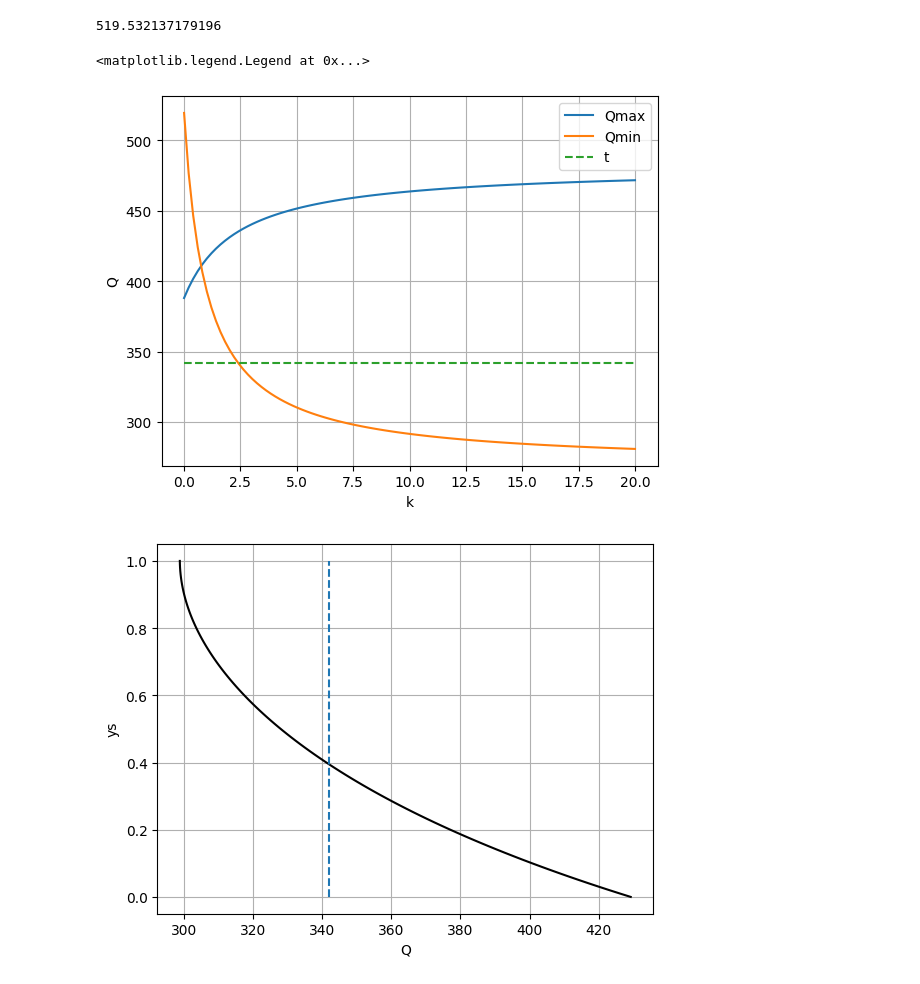
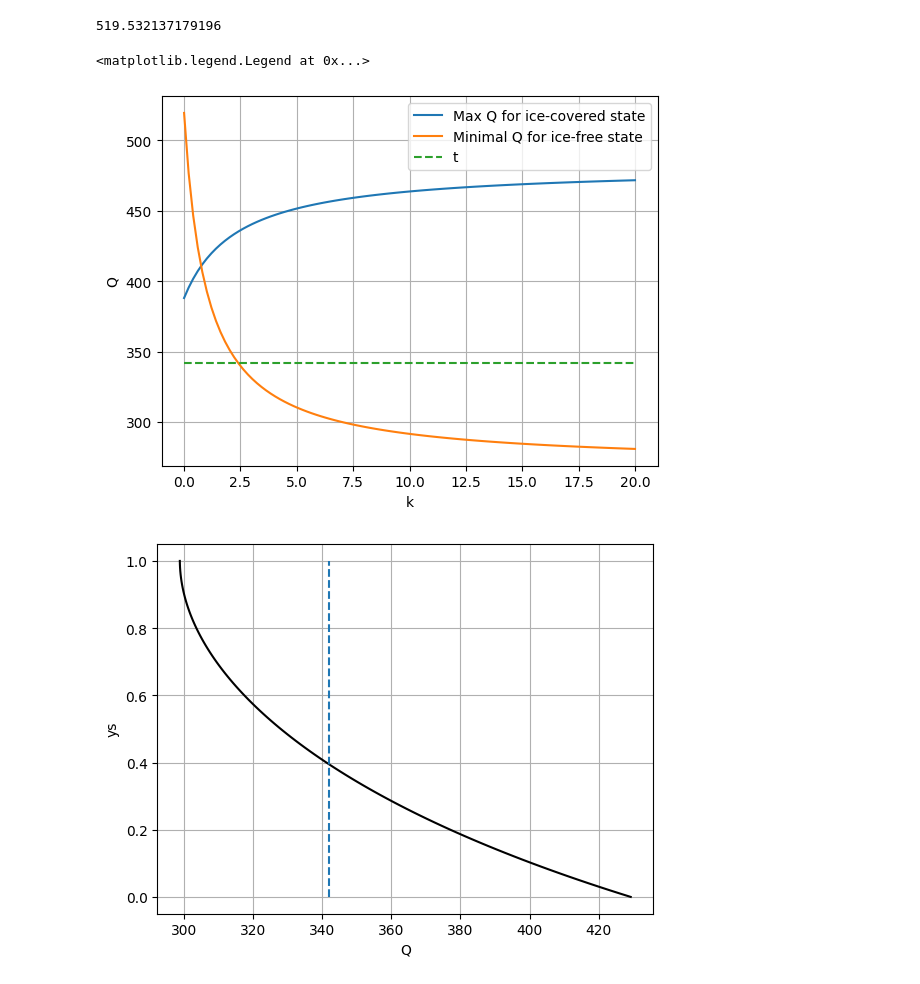
Before and after one commit to video-omnia/Planet-Earth-CW, a Jupyter notebook: Investigation 1.ipynb, the cells around one changed output. Saved outputs shown, nothing was run; the diff lists cells and outputs as text; code cells hidden in the pictures.

```diff
--- a/Investigation 1.ipynb
+++ b/Investigation 1.ipynb
@@ -72,16 +72,16 @@ kArray = np.linspace(0, 20, 100)
 kQmaxArray = Qmax(202,1.9,-10,kArray)
 kQminArray = Qmin(202,1.9,-10,kArray)
 # %%
-plt.plot(kArray, kQmaxArray,label='Qmax')
-plt.plot(kArray, kQminArray,label='Qmin')
+plt.plot(kArray, kQmaxArray,label='Max Q for ice-covered state')
+plt.plot(kArray, kQminArray,label='Minimal Q for ice-free state')
 plt.plot([0, 20],[342, 342],"--",label='t')
 plt.xlabel('k')
 plt.ylabel('Q')
 plt.grid(1)
 plt.legend()
 # %% [output]
 <matplotlib.legend.Legend at 0x...>
-[figure, old version]
+[figure, new version]
 # %%
 import numpy as np
 import matplotlib.pyplot as plt
```
